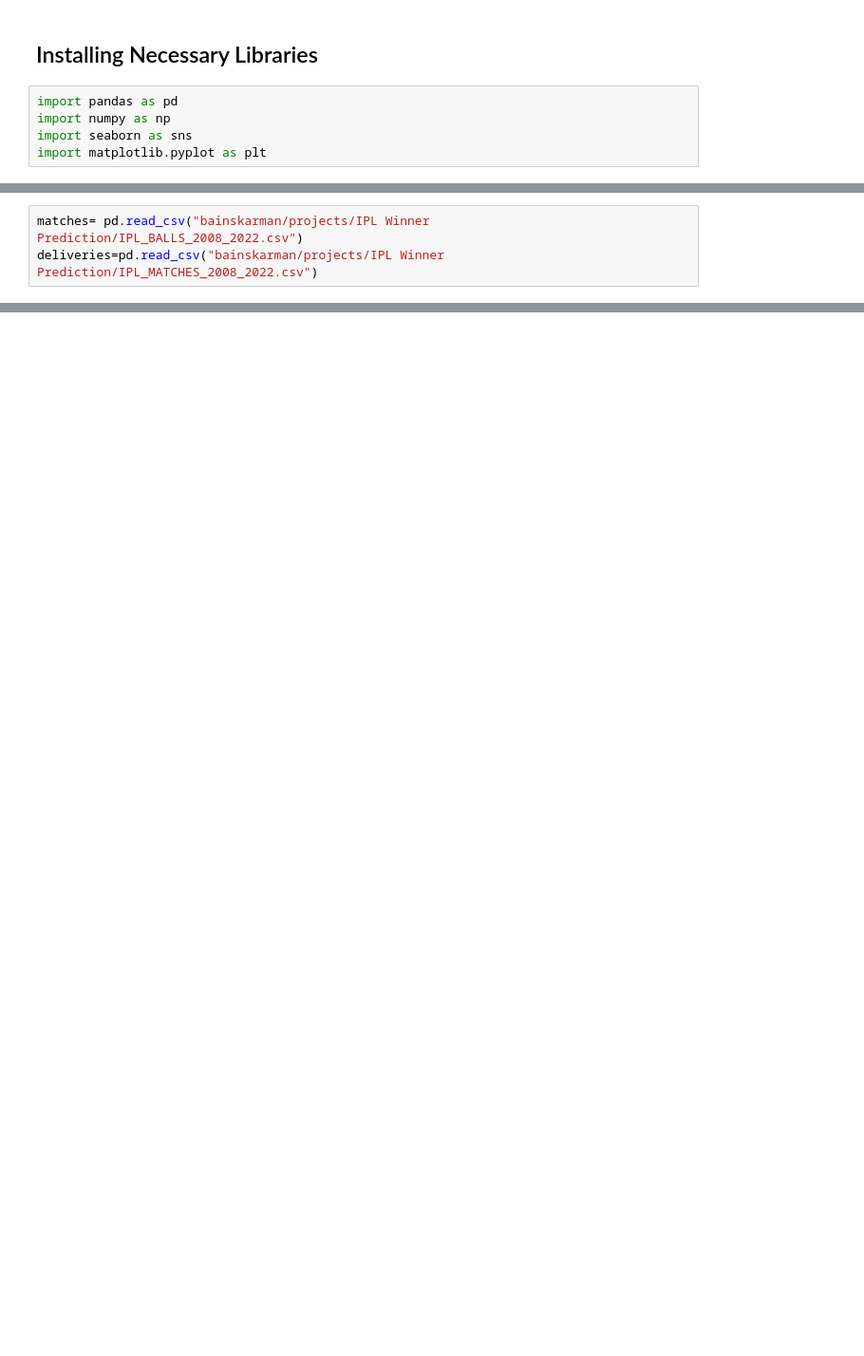
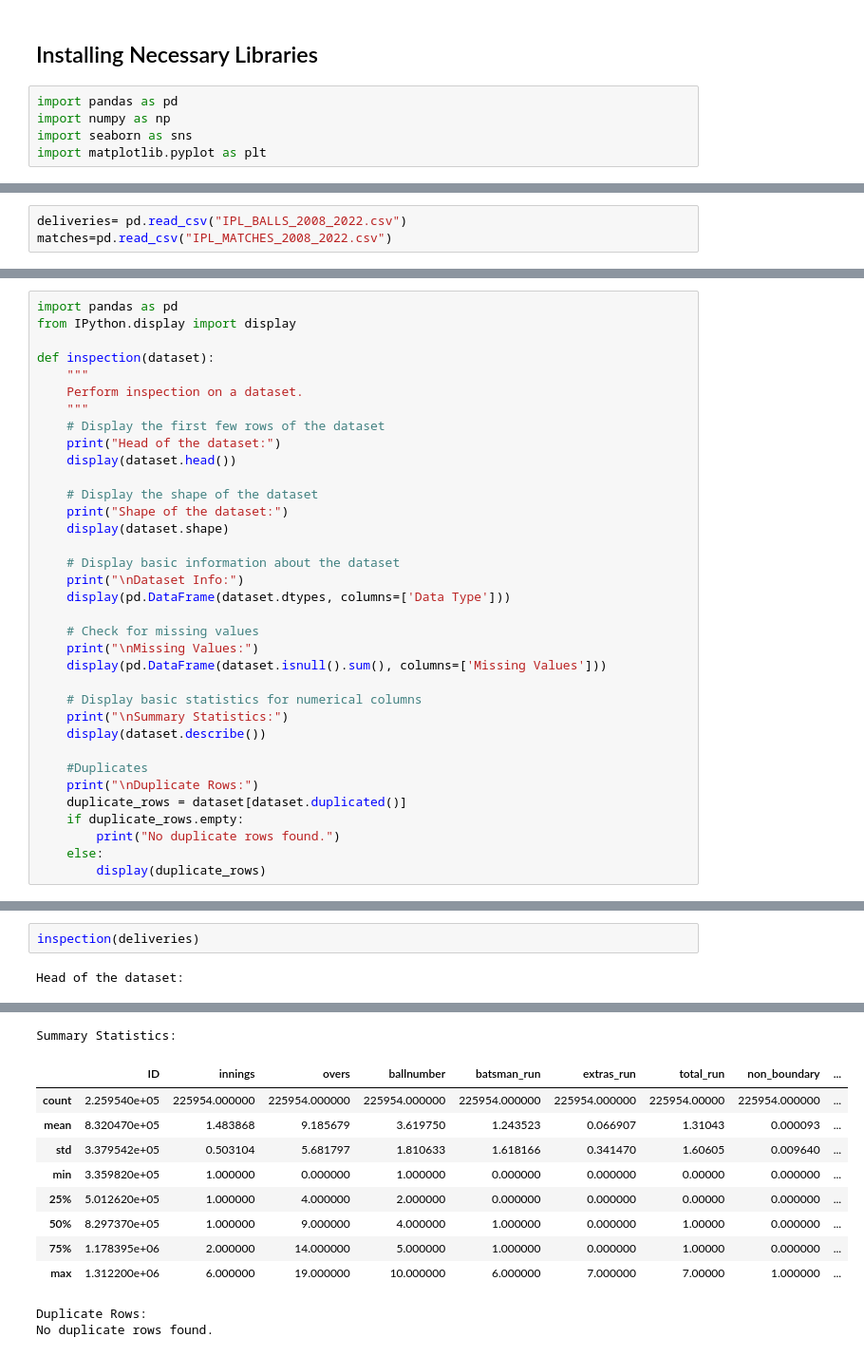
Before and after one commit to bainskarman/projects, a Jupyter notebook: IPL Winner Prediction/notebook.ipynb, the cells around one changed output, grey strips where cells are left out. Shown at 95% size. Drawn from its saved outputs; the diff is of its cells as text; blank space fills up the shorter version.

Commit message:
pre inspection

```diff
--- a/IPL Winner Prediction/notebook.ipynb
+++ b/IPL Winner Prediction/notebook.ipynb
@@ -8,3 +10,3 @@ import matplotlib.pyplot as plt
 # %%
-matches= pd.read_csv("bainskarman/projects/IPL Winner Prediction/IPL_BALLS_2008_2022.csv")
-deliveries=pd.read_csv("bainskarman/projects/IPL Winner Prediction/IPL_MATCHES_2008_2022.csv")
+deliveries= pd.read_csv("IPL_BALLS_2008_2022.csv")
+matches=pd.read_csv("IPL_MATCHES_2008_2022.csv")
@@ -12,0 +15,35 @@ FileNotFoundError: [Errno 2] No such file or directory: 'bainskarman/projects/IP
+# %%
+import pandas as pd
+from IPython.display import display
+
+def inspection(dataset):
+    """
+    Perform inspection on a dataset.
+    """
+    # Display the first few rows of the dataset
+    print("Head of the dataset:")
+    display(dataset.head())
+
+    # Display the shape of the dataset
+    print("Shape of the dataset:")
+    display(dataset.shape)
+
+    # Display basic information about the dataset
+    print("\nDataset Info:")
+    display(pd.DataFrame(dataset.dtypes, columns=['Data Type']))
+
+    # Check for missing values
+    print("\nMissing Values:")
+    display(pd.DataFrame(dataset.isnull().sum(), columns=['Missing Values']))
+
+    # Display basic statistics for numerical columns
+    print("\nSummary Statistics:")
+    display(dataset.describe())
+
+    #Duplicates
+    print("\nDuplicate Rows:")
+    duplicate_rows = dataset[dataset.duplicated()]
+    if duplicate_rows.empty:
+        print("No duplicate rows found.")
+    else:
+        display(duplicate_rows)
@@ -12,0 +110,4 @@ FileNotFoundError: [Errno 2] No such file or directory: 'bainskarman/projects/IP
+# %%
+inspection(deliveries)
+# %% [output]
+Head of the dataset:
@@ -12,0 +160,12 @@ FileNotFoundError: [Errno 2] No such file or directory: 'bainskarman/projects/IP
+Summary Statistics:
+|  | ID | innings | overs | ballnumber | batsman_run | extras_run | total_run | non_boundary | ... |
+| count | 2.259540e+05 | 225954.000000 | 225954.000000 | 225954.000000 | 225954.000000 | 225954.000000 | 225954.00000 | 225954.000000 | ... |
+| mean | 8.320470e+05 | 1.483868 | 9.185679 | 3.619750 | 1.243523 | 0.066907 | 1.31043 | 0.000093 | ... |
+| std | 3.379542e+05 | 0.503104 | 5.681797 | 1.810633 | 1.618166 | 0.341470 | 1.60605 | 0.009640 | ... |
+| min | 3.359820e+05 | 1.000000 | 0.000000 | 1.000000 | 0.000000 | 0.000000 | 0.00000 | 0.000000 | ... |
+| 25% | 5.012620e+05 | 1.000000 | 4.000000 | 2.000000 | 0.000000 | 0.000000 | 0.00000 | 0.000000 | ... |
+| 50% | 8.297370e+05 | 1.000000 | 9.000000 | 4.000000 | 1.000000 | 0.000000 | 1.00000 | 0.000000 | ... |
+| 75% | 1.178395e+06 | 2.000000 | 14.000000 | 5.000000 | 1.000000 | 0.000000 | 1.00000 | 0.000000 | ... |
+| max | 1.312200e+06 | 6.000000 | 19.000000 | 10.000000 | 6.000000 | 7.000000 | 7.00000 | 1.000000 | ... |
+Duplicate Rows:
+No duplicate rows found.
```
Also changed, not shown: parts of 6 cells of this notebook, 2 other files.
